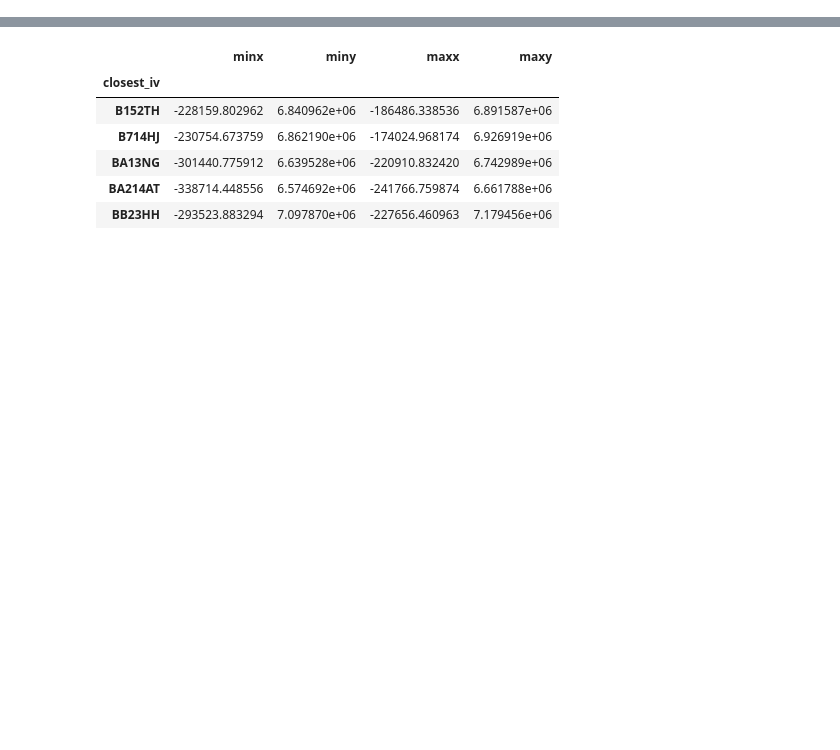
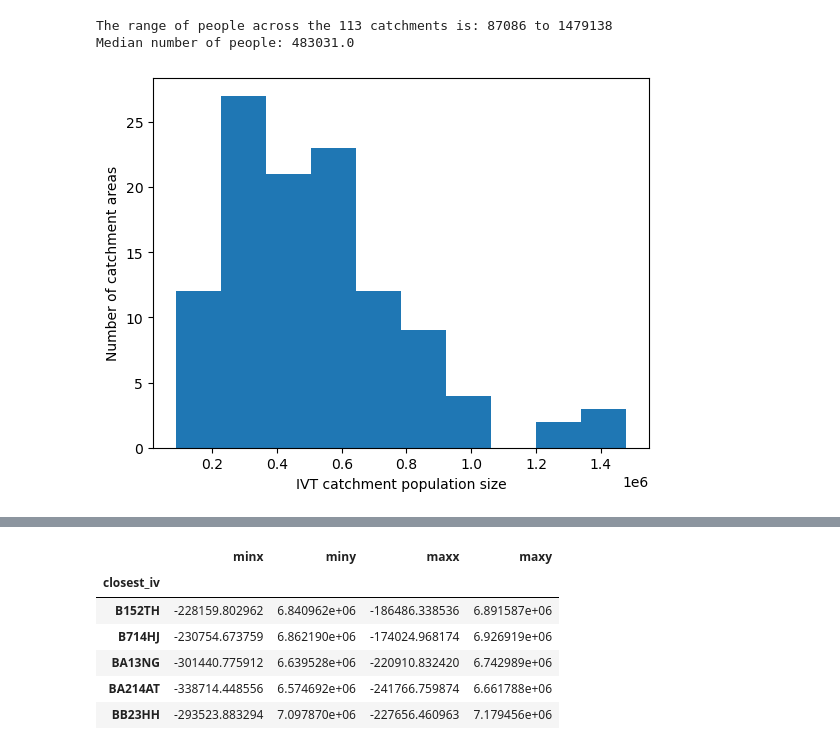
Before and after one commit to samuel-book/stroke_unit_demographics, a Jupyter notebook: 03_create_imd_maps.ipynb, the cells around one changed output, grey strips where cells are left out. Saved outputs shown, nothing was run; the diff lists cells and outputs as text; code cells hidden in the pictures; blank space fills up the shorter version.

```diff
--- a/03_create_imd_maps.ipynb
+++ b/03_create_imd_maps.ipynb
@@ -213,0 +23,14 @@ def add_nonoverlapping_text_labels(gdf_units, ax, col, y_step=0.05, fontsize=7):
+# %%
+# Define file paths
+@dataclass(frozen=True)
+class Paths:
+    '''Singleton object for storing paths to data and database.'''
+
+    data = './data'
+    countries = 'Countries_(December_2022)_GB_BFC.zip'
+    collated = 'collated_data.csv'
+    ivt_catchment = 'ivt_catchment.shp'
+    hospitals = 'stroke_hospitals_2022.csv'
+
+
+paths = Paths()
@@ -213,0 +53,3 @@ def add_nonoverlapping_text_labels(gdf_units, ax, col, y_step=0.05, fontsize=7):
+# %%
+df_lsoa = pd.read_csv(os.path.join(paths.data, paths.collated))
+df_lsoa.head(2)
@@ -213,0 +63,12 @@ def add_nonoverlapping_text_labels(gdf_units, ax, col, y_step=0.05, fontsize=7):
+# %%
+# Define a lambda function to compute the weighted mean:
+wm = lambda x: np.average(x, weights=df_lsoa.loc[x.index, 'population_all'])
+
+# Groupby closest IVT unit and find total population and weighted average
+df_ivt_ids = (
+    df_lsoa
+    .groupby(['closest_ivt_unit'])
+    .agg(all_persons=('population_all', 'sum'),
+         income_domain_score_weighted_mean=('income_domain_score', wm)))
+
+df_ivt_ids
@@ -213,0 +90,18 @@ def add_nonoverlapping_text_labels(gdf_units, ax, col, y_step=0.05, fontsize=7):
+# %%
+# Print the range in population size of each catchment area
+print(f"The range of people across the {df_ivt_ids.shape[0]} catchments is: " +
+      f"{round(df_ivt_ids['all_persons'].min(),1)} to " +
+      f"{round(df_ivt_ids['all_persons'].max(),1)}")
+
+# Print the median population size
+print(f"Median number of people: {round(df_ivt_ids['all_persons'].median(),2)}")
+
+# Create histogram to show distribution in population size of catchment areas
+plt.hist(df_ivt_ids['all_persons'])
+plt.xlabel('IVT catchment population size')
+plt.ylabel('Number of catchment areas')
+plt.show()
+# %% [output]
+The range of people across the 113 catchments is: 87086 to 1479138
+Median number of people: 483031.0
+[figure, added]
```
Also changed, not shown: parts of 51 cells of this notebook.
